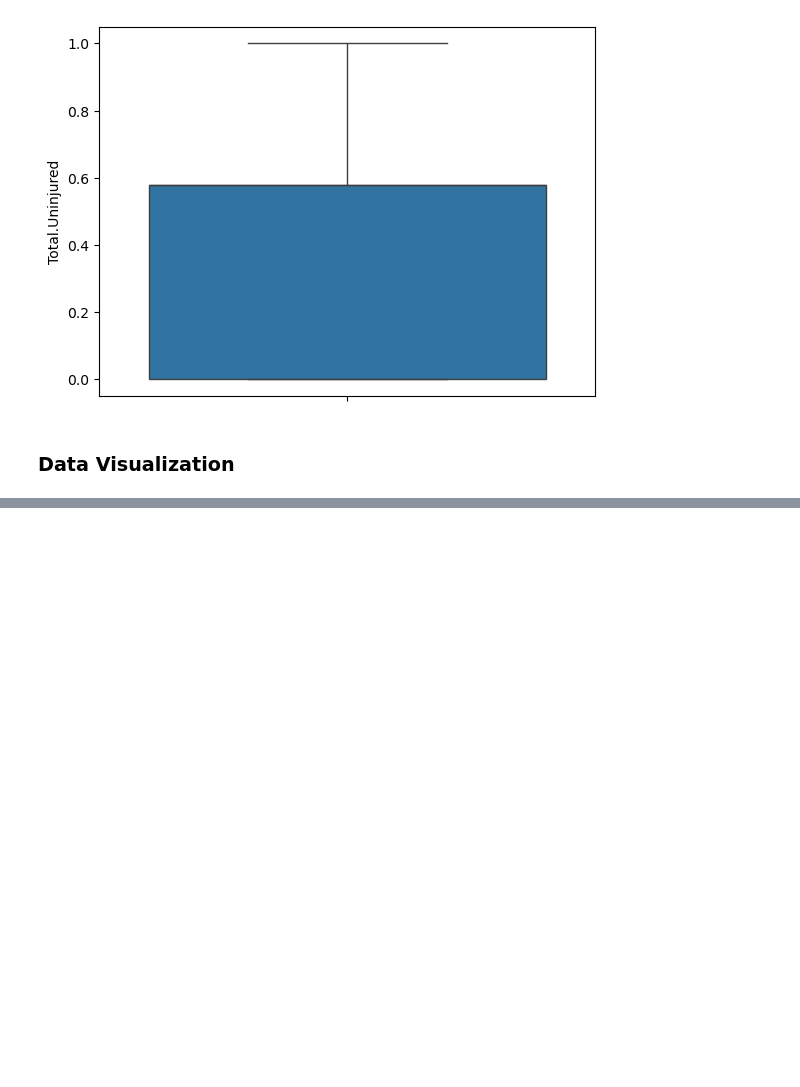
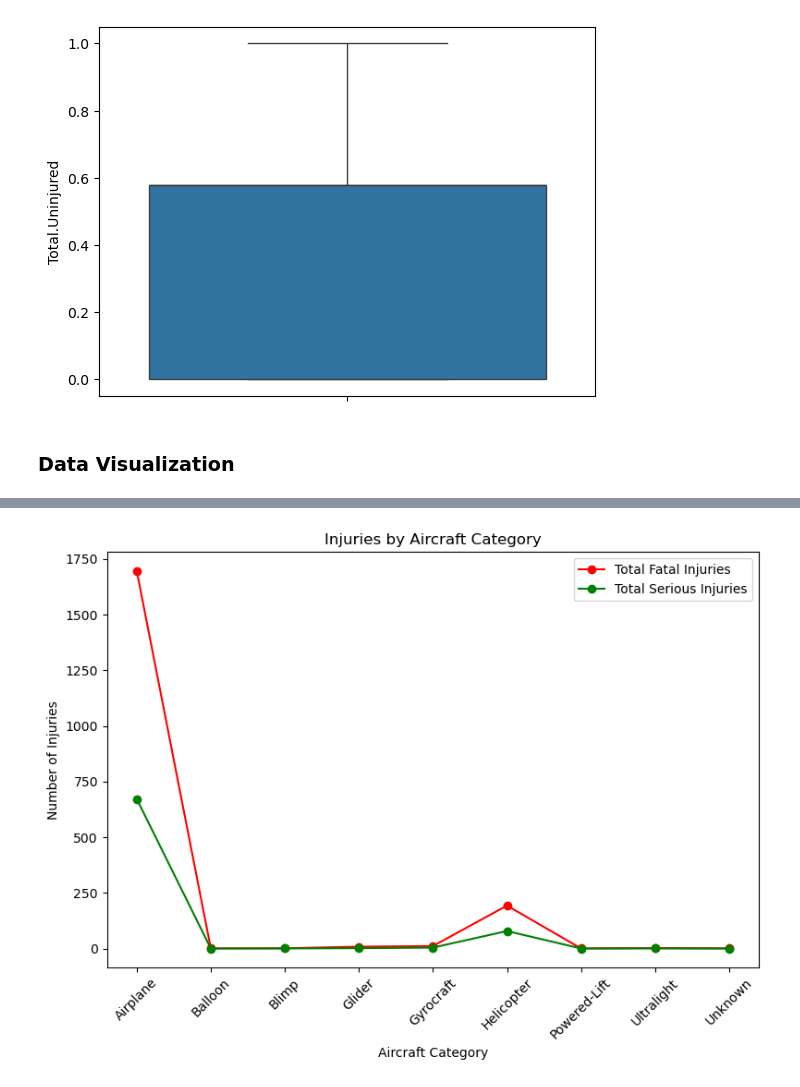
Before and after one commit to Wgitari/dsc-phase-1-project-v3, a Jupyter notebook: student.ipynb, the cells around one changed output, grey strips where cells are left out. Saved outputs shown, nothing was run; the diff lists cells and outputs as text; code cells hidden in the pictures; blank space fills up the shorter version.

```diff
--- a/student.ipynb
+++ b/student.ipynb
@@ -363,0 +364,20 @@ plt.show()
+# %%
+""" Analysis to identify Aircraft category vs fatal and serious injuries"""
+# Grouping data by Aircraft Category and summing the injury columns i will name it
+inju_by_categ = df.groupby('Aircraft.Category')[['Total.Fatal.Injuries', 'Total.Serious.Injuries']].sum().reset_index()
+# Plotting the data
+plt.figure(figsize=(8,6))
+# Line for Total Fatal Injuries
+plt.plot(inju_by_categ['Aircraft.Category'], inju_by_categ['Total.Fatal.Injuries'], marker='o', linestyle='-', color='red', label='Total Fatal Injuries')
+# Line for Total Serious Injuries
+plt.plot(inju_by_categ['Aircraft.Category'], inju_by_categ['Total.Serious.Injuries'], marker='o', linestyle='-', color='green', label='Total Serious Injuries')
+plt.xticks(rotation=45)
+plt.xlabel('Aircraft Category')
+plt.ylabel('Number of Injuries')
+plt.title('Injuries by Aircraft Category')
+plt.legend()
+
+plt.tight_layout()
+plt.show()
+# %% [output]
+[figure, added]
```
Also changed, not shown: parts of 13 cells of this notebook.
